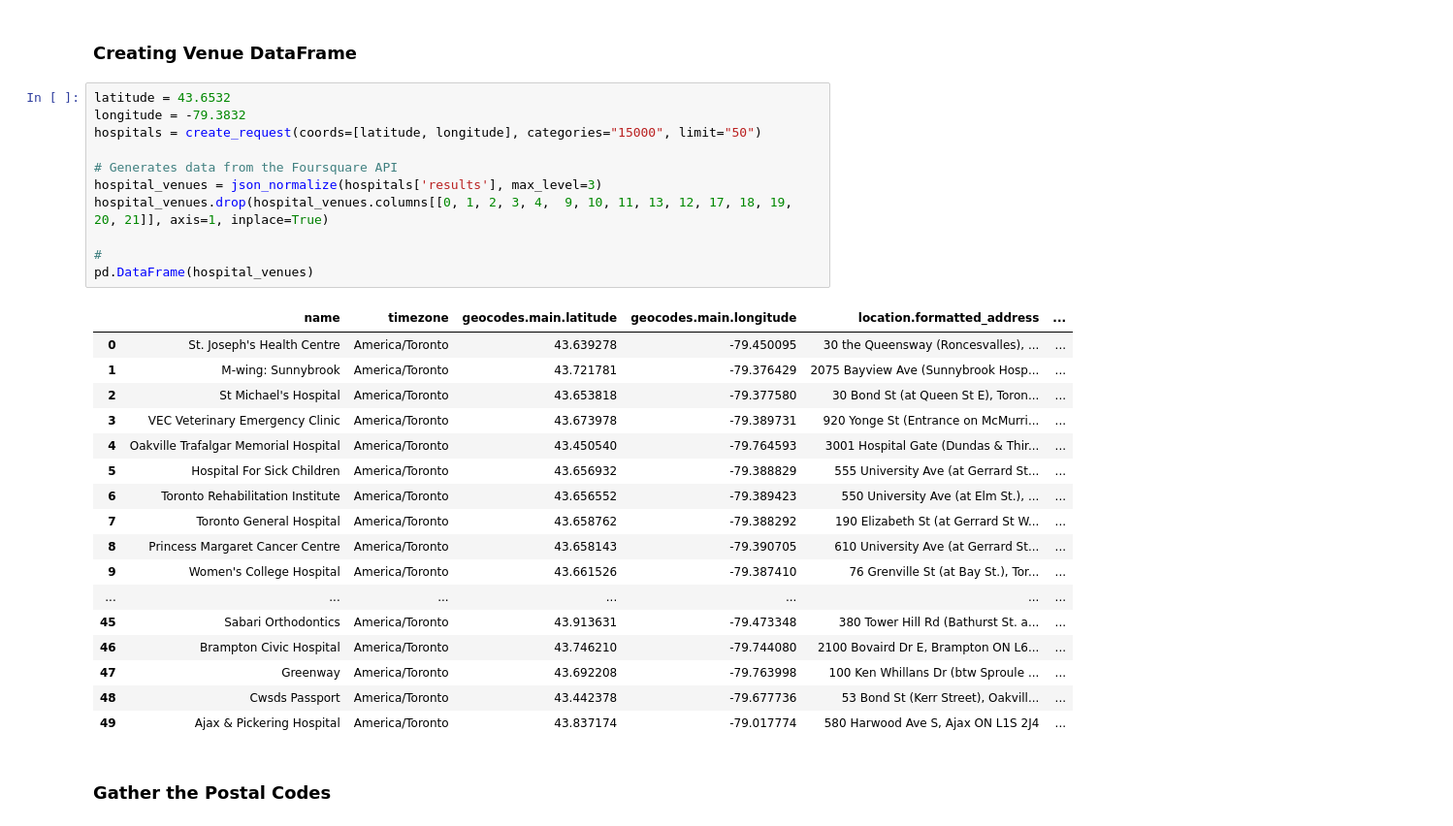
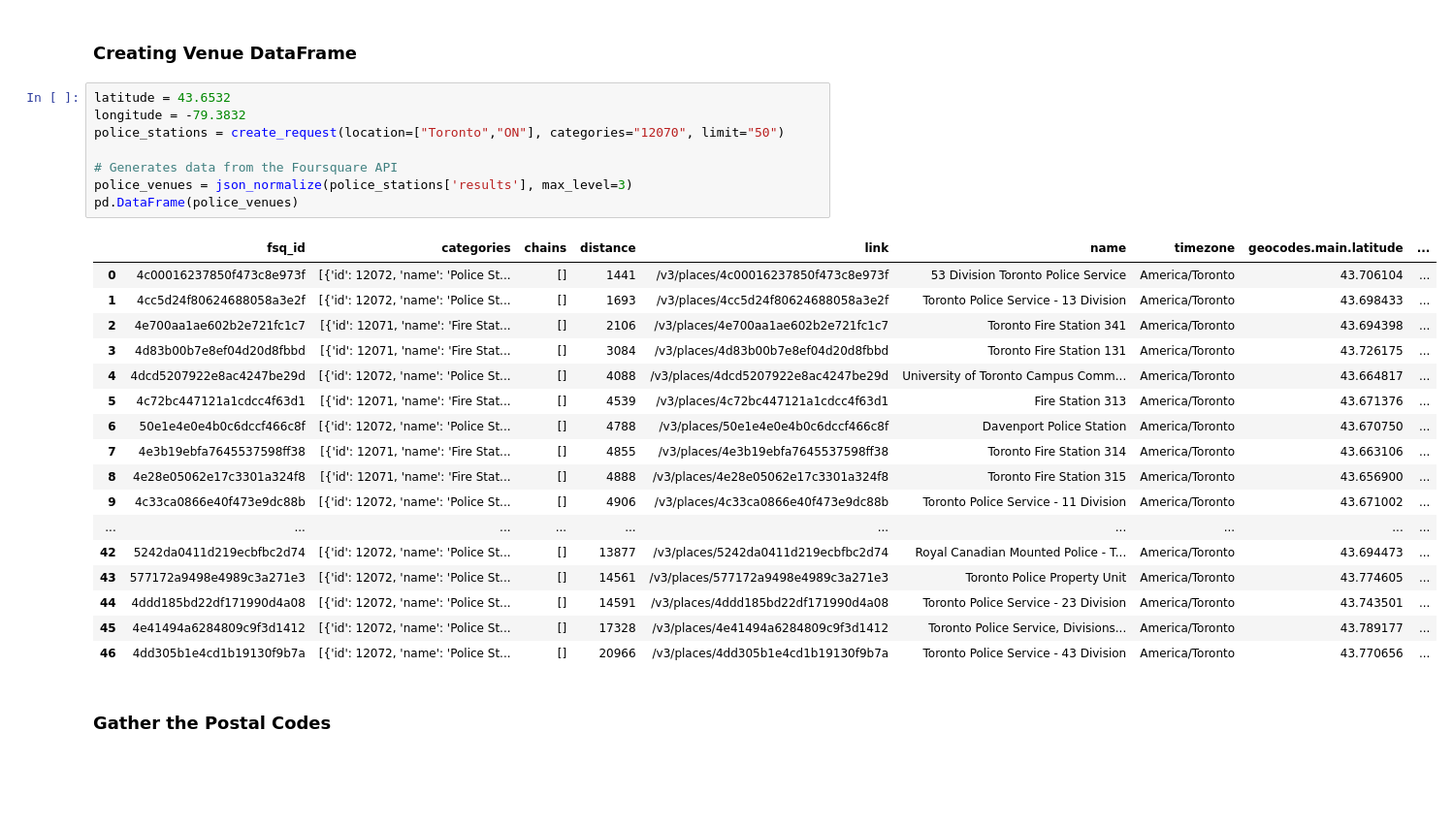
Before and after one commit to Sujeev-Uthayakumar/clustering-navigation, a Jupyter notebook: src/index.ipynb, the cells around one changed output. Shown at 97% size. Drawn from its saved outputs; the diff is of its cells as text; blank space fills up the shorter version.

```diff
--- a/src/index.ipynb
+++ b/src/index.ipynb
@@ -99,32 +98,29 @@ def create_request(coords= None, location = None, categories = None, limit = "10
 # %%
 latitude = 43.6532
 longitude = -79.3832
-hospitals = create_request(coords=[latitude, longitude], categories="15000", limit="50")
+police_stations = create_request(location=["Toronto","ON"], categories="12070", limit="50")
 
 # Generates data from the Foursquare API
-hospital_venues = json_normalize(hospitals['results'], max_level=3)
-hospital_venues.drop(hospital_venues.columns[[0, 1, 2, 3, 4,  9, 10, 11, 13, 12, 17, 18, 19, 20, 21]], axis=1, inplace=True)
-
-#
-pd.DataFrame(hospital_venues)
+police_venues = json_normalize(police_stations['results'], max_level=3)
+pd.DataFrame(police_venues)
 # %% [output]
-|  | name | timezone | geocodes.main.latitude | geocodes.main.longitude | location.formatted_address | ... |
-| 0 | St. Joseph's Health Centre | America/Toronto | 43.639278 | -79.450095 | 30 the Queensway (Roncesvalles), ... | ... |
-| 1 | M-wing: Sunnybrook | America/Toronto | 43.721781 | -79.376429 | 2075 Bayview Ave (Sunnybrook Hosp... | ... |
-| 2 | St Michael's Hospital | America/Toronto | 43.653818 | -79.377580 | 30 Bond St (at Queen St E), Toron... | ... |
-| 3 | VEC Veterinary Emergency Clinic | America/Toronto | 43.673978 | -79.389731 | 920 Yonge St (Entrance on McMurri... | ... |
-| 4 | Oakville Trafalgar Memorial Hospital | America/Toronto | 43.450540 | -79.764593 | 3001 Hospital Gate (Dundas & Thir... | ... |
-| 5 | Hospital For Sick Children | America/Toronto | 43.656932 | -79.388829 | 555 University Ave (at Gerrard St... | ... |
-| 6 | Toronto Rehabilitation Institute | America/Toronto | 43.656552 | -79.389423 | 550 University Ave (at Elm St.), ... | ... |
-| 7 | Toronto General Hospital | America/Toronto | 43.658762 | -79.388292 | 190 Elizabeth St (at Gerrard St W... | ... |
-| 8 | Princess Margaret Cancer Centre | America/Toronto | 43.658143 | -79.390705 | 610 University Ave (at Gerrard St... | ... |
-| 9 | Women's College Hospital | America/Toronto | 43.661526 | -79.387410 | 76 Grenville St (at Bay St.), Tor... | ... |
-| ... | ... | ... | ... | ... | ... | ... |
-| 45 | Sabari Orthodontics | America/Toronto | 43.913631 | -79.473348 | 380 Tower Hill Rd (Bathurst St. a... | ... |
-| 46 | Brampton Civic Hospital | America/Toronto | 43.746210 | -79.744080 | 2100 Bovaird Dr E, Brampton ON L6... | ... |
-| 47 | Greenway | America/Toronto | 43.692208 | -79.763998 | 100 Ken Whillans Dr (btw Sproule ... | ... |
-| 48 | Cwsds Passport | America/Toronto | 43.442378 | -79.677736 | 53 Bond St (Kerr Street), Oakvill... | ... |
-| 49 | Ajax & Pickering Hospital | America/Toronto | 43.837174 | -79.017774 | 580 Harwood Ave S, Ajax ON L1S 2J4 | ... |
+|  | fsq_id | categories | chains | distance | link | name | timezone | geocodes.main.latitude | ... |
+| 0 | 4c00016237850f473c8e973f | [{'id': 12072, 'name': 'Police St... | [] | 1441 | /v3/places/4c00016237850f473c8e973f | 53 Division Toronto Police Service | America/Toronto | 43.706104 | ... |
+| 1 | 4cc5d24f80624688058a3e2f | [{'id': 12072, 'name': 'Police St... | [] | 1693 | /v3/places/4cc5d24f80624688058a3e2f | Toronto Police Service - 13 Division | America/Toronto | 43.698433 | ... |
+| 2 | 4e700aa1ae602b2e721fc1c7 | [{'id': 12071, 'name': 'Fire Stat... | [] | 2106 | /v3/places/4e700aa1ae602b2e721fc1c7 | Toronto Fire Station 341 | America/Toronto | 43.694398 | ... |
+| 3 | 4d83b00b7e8ef04d20d8fbbd | [{'id': 12071, 'name': 'Fire Stat... | [] | 3084 | /v3/places/4d83b00b7e8ef04d20d8fbbd | Toronto Fire Station 131 | America/Toronto | 43.726175 | ... |
+| 4 | 4dcd5207922e8ac4247be29d | [{'id': 12072, 'name': 'Police St... | [] | 4088 | /v3/places/4dcd5207922e8ac4247be29d | University of Toronto Campus Comm... | America/Toronto | 43.664817 | ... |
+| 5 | 4c72bc447121a1cdcc4f63d1 | [{'id': 12071, 'name': 'Fire Stat... | [] | 4539 | /v3/places/4c72bc447121a1cdcc4f63d1 | Fire Station 313 | America/Toronto | 43.671376 | ... |
+| 6 | 50e1e4e0e4b0c6dccf466c8f | [{'id': 12072, 'name': 'Police St... | [] | 4788 | /v3/places/50e1e4e0e4b0c6dccf466c8f | Davenport Police Station | America/Toronto | 43.670750 | ... |
+| 7 | 4e3b19ebfa7645537598ff38 | [{'id': 12071, 'name': 'Fire Stat... | [] | 4855 | /v3/places/4e3b19ebfa7645537598ff38 | Toronto Fire Station 314 | America/Toronto | 43.663106 | ... |
+| 8 | 4e28e05062e17c3301a324f8 | [{'id': 12071, 'name': 'Fire Stat... | [] | 4888 | /v3/places/4e28e05062e17c3301a324f8 | Toronto Fire Station 315 | America/Toronto | 43.656900 | ... |
+| 9 | 4c33ca0866e40f473e9dc88b | [{'id': 12072, 'name': 'Police St... | [] | 4906 | /v3/places/4c33ca0866e40f473e9dc88b | Toronto Police Service - 11 Division | America/Toronto | 43.671002 | ... |
+| ... | ... | ... | ... | ... | ... | ... | ... | ... | ... |
+| 42 | 5242da0411d219ecbfbc2d74 | [{'id': 12072, 'name': 'Police St... | [] | 13877 | /v3/places/5242da0411d219ecbfbc2d74 | Royal Canadian Mounted Police - T... | America/Toronto | 43.694473 | ... |
+| 43 | 577172a9498e4989c3a271e3 | [{'id': 12072, 'name': 'Police St... | [] | 14561 | /v3/places/577172a9498e4989c3a271e3 | Toronto Police Property Unit | America/Toronto | 43.774605 | ... |
+| 44 | 4ddd185bd22df171990d4a08 | [{'id': 12072, 'name': 'Police St... | [] | 14591 | /v3/places/4ddd185bd22df171990d4a08 | Toronto Police Service - 23 Division | America/Toronto | 43.743501 | ... |
+| 45 | 4e41494a6284809c9f3d1412 | [{'id': 12072, 'name': 'Police St... | [] | 17328 | /v3/places/4e41494a6284809c9f3d1412 | Toronto Police Service, Divisions... | America/Toronto | 43.789177 | ... |
+| 46 | 4dd305b1e4cd1b19130f9b7a | [{'id': 12072, 'name': 'Police St... | [] | 20966 | /v3/places/4dd305b1e4cd1b19130f9b7a | Toronto Police Service - 43 Division | America/Toronto | 43.770656 | ... |
 # %% [markdown]
 <h3><b>Gather the Postal Codes</b></h3>
 # %%
```
Also changed, not shown: parts of 6 cells of this notebook, 1 other file.
